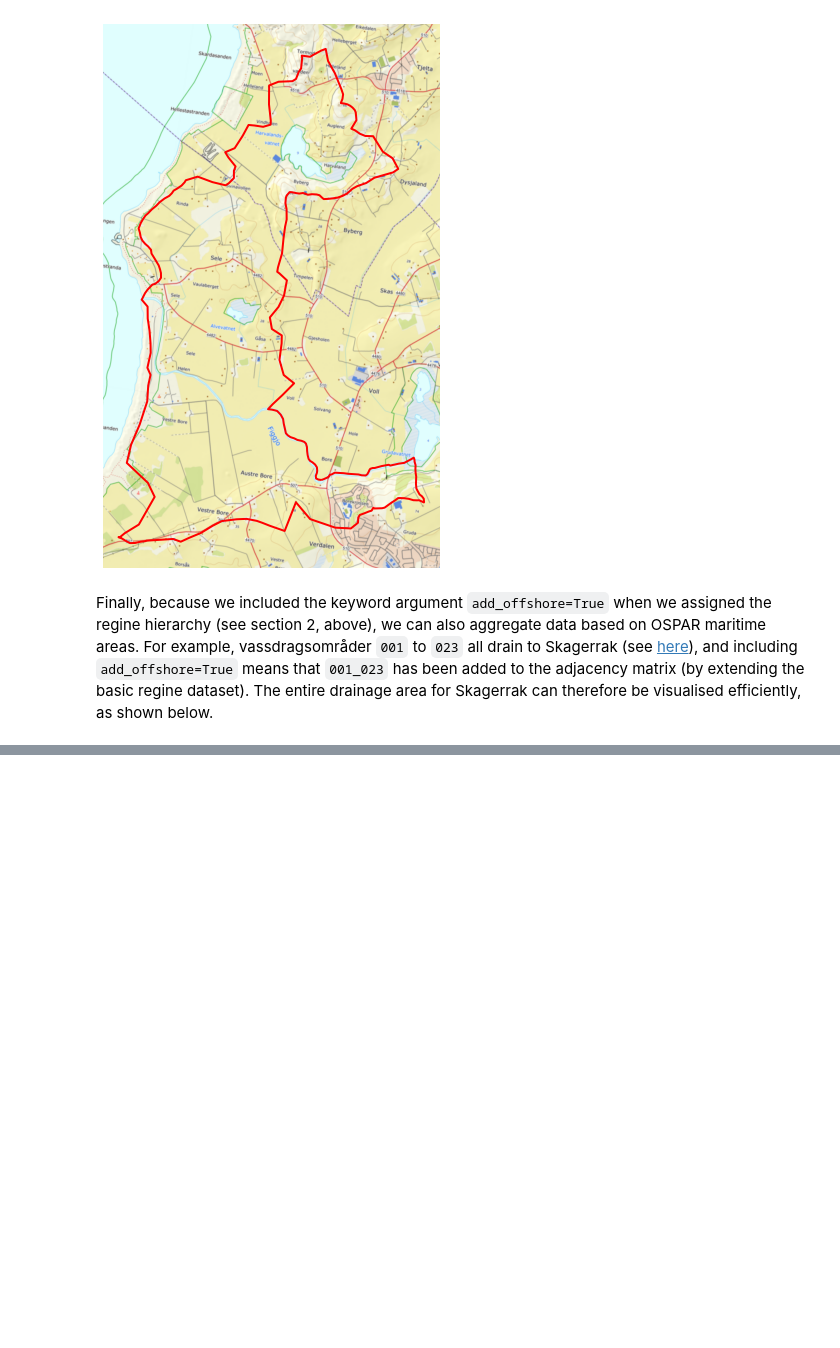
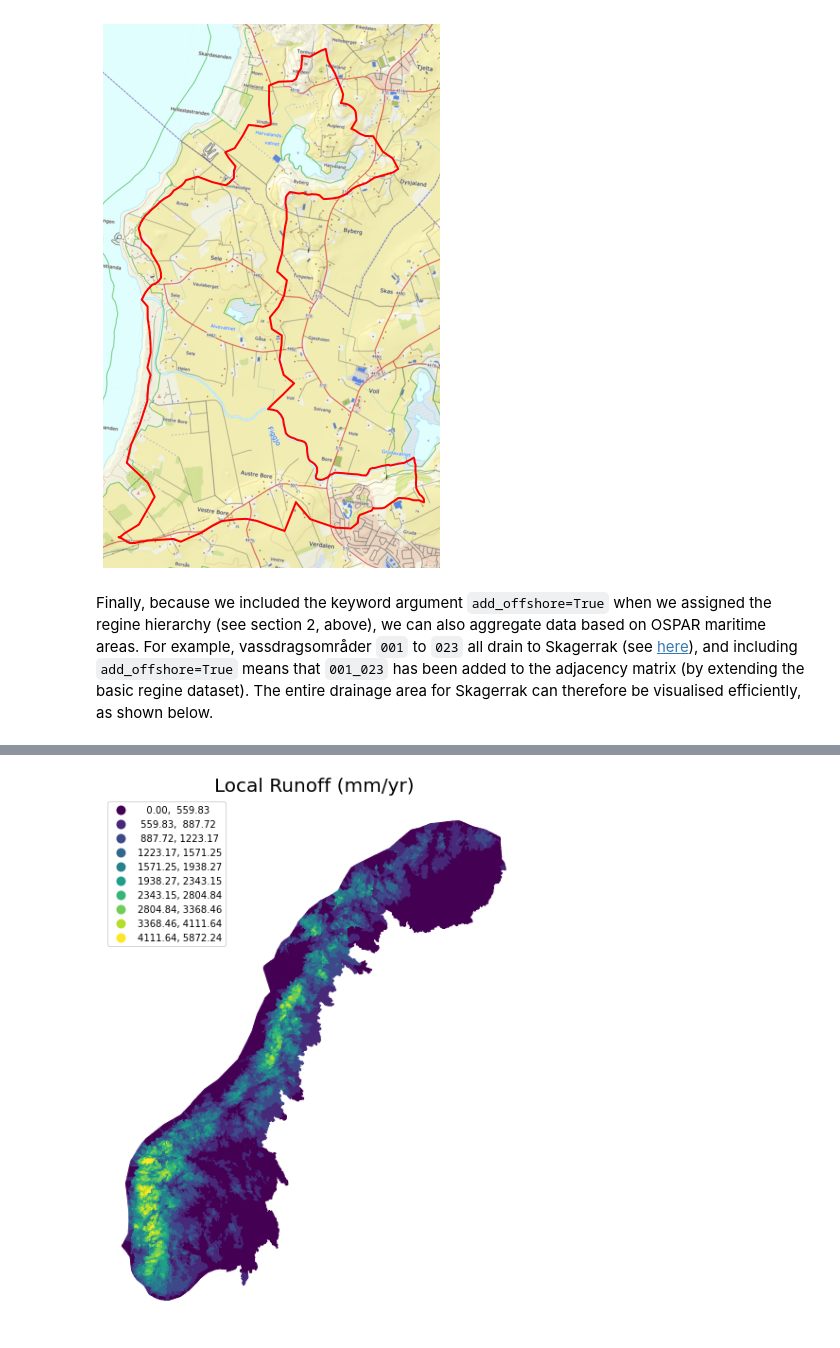
Before and after one commit to NIVANorge/teotil3, a Jupyter notebook: notebooks/tutorials/02_regine_catchments.ipynb, the cells around one changed output, grey strips where cells are left out. Drawn from its saved outputs; the diff is of its cells as text; code cells hidden in the pictures; blank space fills up the shorter version.

```diff
--- a/notebooks/tutorials/02_regine_catchments.ipynb
+++ b/notebooks/tutorials/02_regine_catchments.ipynb
@@ -154,0 +166,13 @@ ax
+# %%
+# Build "fake" input dataset
+cols = [
+    "regine",
+    "regine_down",
+    "a_cat_land_km2",
+    "runoff_mm/yr",
+    "q_cat_m3/s",
+    "trans_orig-totp",
+]
+input_df = reg_gdf[cols].copy()
+input_df["diff_orig-totp_tonnes"] = 1  # Assign 1 tonne of P to every catchment
+input_df.head()
@@ -154,0 +186,5 @@ ax
+# %%
+%%time
+
+# Run model
+g = teo.model.run_model(input_df, id_col="regine", next_down_col="regine_down")
@@ -154,0 +228,17 @@ ax
+# %%
+# Simple choropleth map of runoff
+teo.vis.choropleth_map(
+    g,
+    reg_gdf,
+    id_col="regine",
+    stat="local",
+    quant="runoff_mm/yr",
+    trans="none",
+    cmap="viridis",
+    scheme="natural_breaks",
+    n_classes=10,
+    figsize=(8, 12),
+    plot_path=None,
+)
+# %% [output]
+[figure, added]
```
Also changed, not shown: parts of 17 cells of this notebook.
